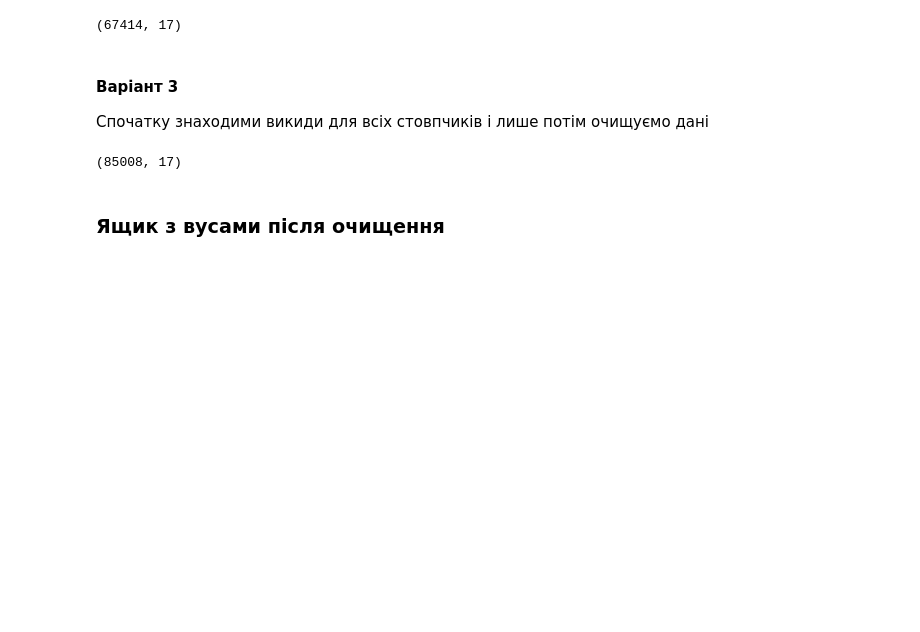
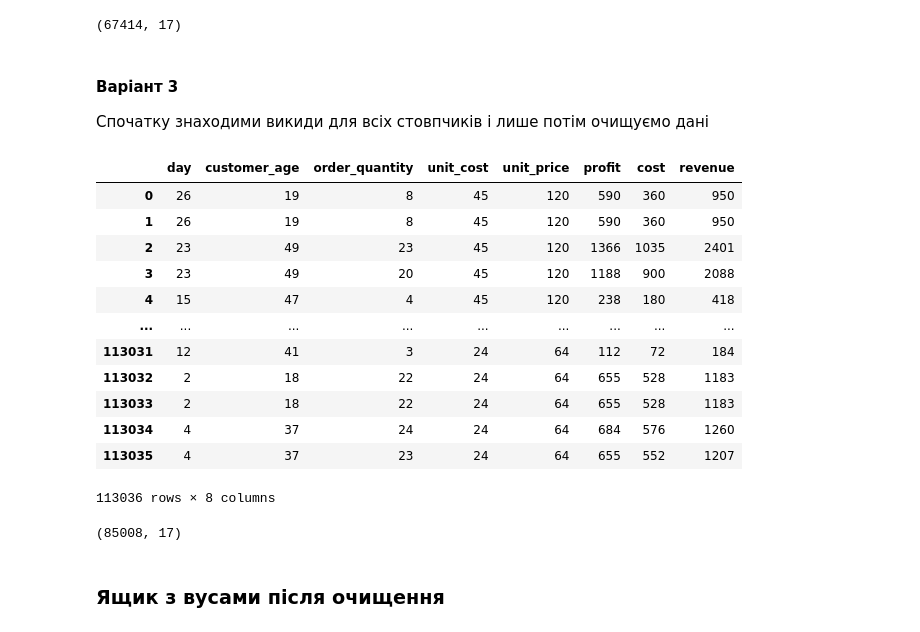
Before and after one commit to HalyshAnton/Python-AI, a Jupyter notebook: data_analysis.ipynb, the cells around one changed output. Saved outputs shown, nothing was run; the diff lists cells and outputs as text; code cells hidden in the pictures; blank space fills up the shorter version.

```diff
--- a/data_analysis.ipynb
+++ b/data_analysis.ipynb
@@ -284,8 +285,23 @@ sales3 = sales.copy()
 # %%
 # вибираємо стовпчики з числовими ознаками
 num_columns = sales3.select_dtypes(include="number").columns
 
 sales_num = sales3[num_columns]
+sales_num
+# %% [output]
+|  | day | customer_age | order_quantity | unit_cost | unit_price | profit | cost | revenue |
+| 0 | 26 | 19 | 8 | 45 | 120 | 590 | 360 | 950 |
+| 1 | 26 | 19 | 8 | 45 | 120 | 590 | 360 | 950 |
+| 2 | 23 | 49 | 23 | 45 | 120 | 1366 | 1035 | 2401 |
+| 3 | 23 | 49 | 20 | 45 | 120 | 1188 | 900 | 2088 |
+| 4 | 15 | 47 | 4 | 45 | 120 | 238 | 180 | 418 |
+| ... | ... | ... | ... | ... | ... | ... | ... | ... |
+| 113031 | 12 | 41 | 3 | 24 | 64 | 112 | 72 | 184 |
+| 113032 | 2 | 18 | 22 | 24 | 64 | 655 | 528 | 1183 |
+| 113033 | 2 | 18 | 22 | 24 | 64 | 655 | 528 | 1183 |
+| 113034 | 4 | 37 | 24 | 24 | 64 | 684 | 576 | 1260 |
+| 113035 | 4 | 37 | 23 | 24 | 64 | 655 | 552 | 1207 |
+113036 rows × 8 columns
 # %%
 q1 = sales_num.quantile(q=0.25)
 q3 = sales_num.quantile(q=0.75)
```
Also changed, not shown: parts of 7 cells of this notebook.
